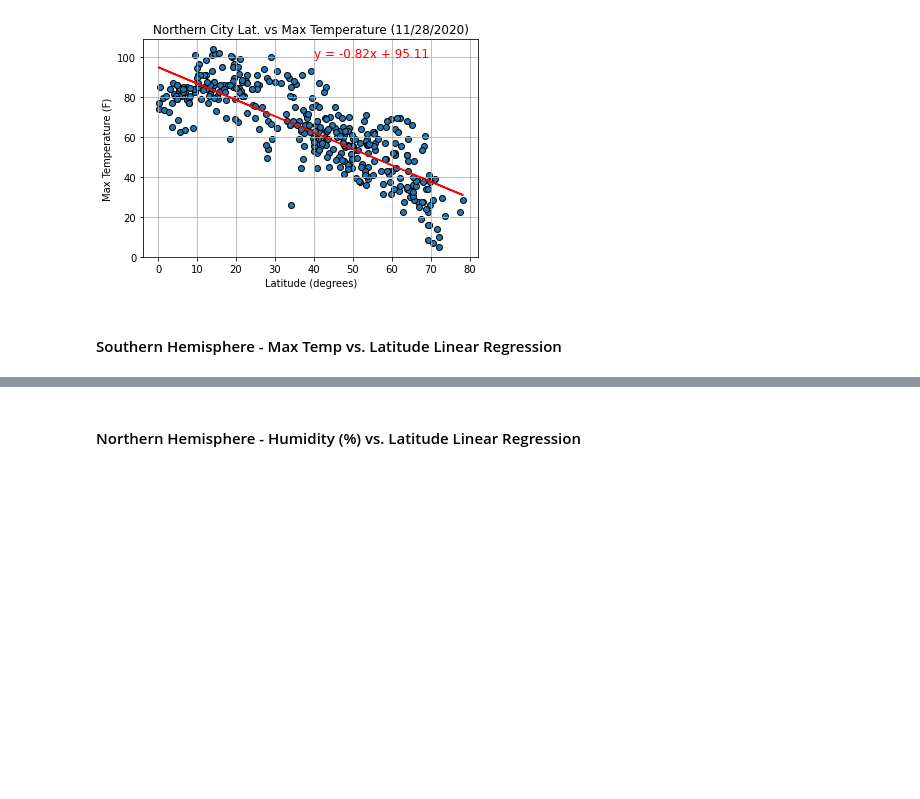
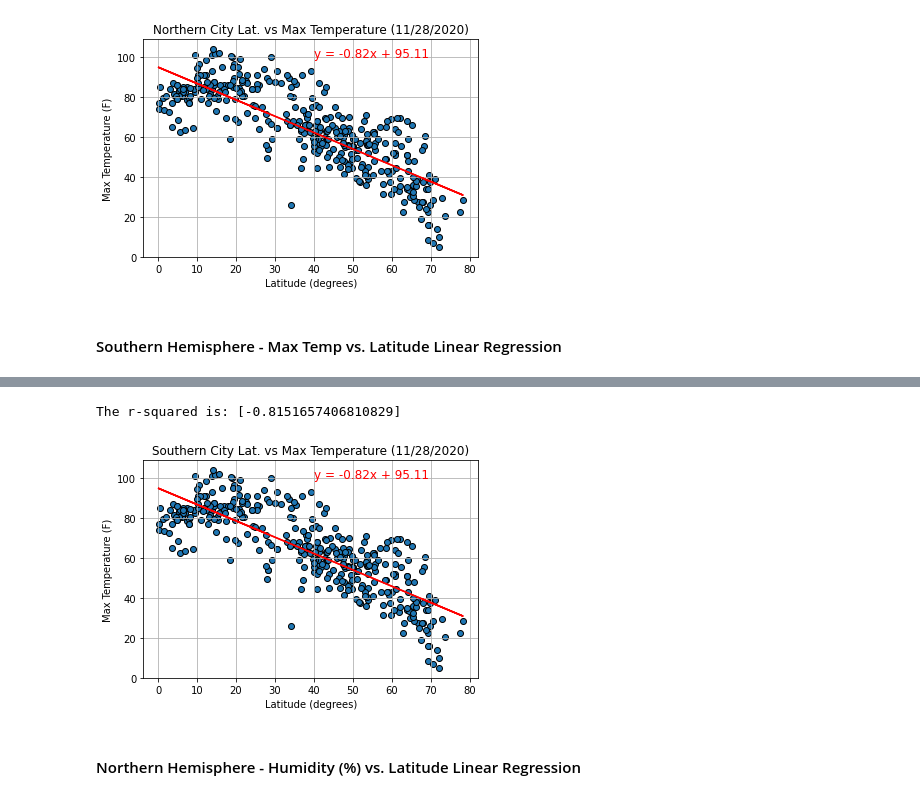
Before and after one commit to gelopez21/PythonAPI_Challenge_WK6, a Jupyter notebook: WeatherPy.ipynb, the cells around one changed output, grey strips where cells are left out. Drawn from its saved outputs; the diff is of its cells as text; code cells hidden in the pictures; blank space fills up the shorter version.

```diff
--- a/WeatherPy.ipynb
+++ b/WeatherPy.ipynb
@@ -295,0 +291,4 @@ The r-value is: 0.6082708688906918
+# %%
+#Creating Southern Hemisphere DataFrame
+southerncitydata = df.loc[df["Lat"] >= 0]
+southerncitydata
@@ -296,3 +309,34 @@ The r-value is: 0.6082708688906918
+# %%
+#Use for reference - Southern Hemisphere DataFrame
+# southerncitydata = df.loc[df["Lat"] >= 0]
+# southerncitydata
+
+y = southerncitydata["Max Temp"]
+x = southerncitydata["Lat"]
+slope, intercept, rvalue, pvalue, stderr = linregress(x, y)
+regression_values = x * slope + intercept
+line_eq = "y = " + str(round(slope,2)) + "x + " + str(round(intercept,2))
+
+plt.scatter(southerncitydata['Lat'],southerncitydata['Max Temp'],edgecolors='k')
+plt.ylabel("Max Temperature (F)")
+plt.plot(x, regression_values, "red")
+plt.xlabel("Latitude (degrees)")
+plt.title(f"Southern City Lat. vs Max Temperature ({today})")
+plt.grid()
+(slope, intercept, rvalue, pvalue, stderr) = linregress(x, y)
+regress_values = x * slope + intercept
+line_eq = "y = " + str(round(slope,2)) + "x + " + str(round(intercept,2))
+r_squared = rvalue**2
+
+plt.plot(x, regression_values,"r-")
+plt.annotate((line_eq),(40,100),fontsize=12,color="red")
+
+print(f"The r-squared is: {[rvalue]}")
+
+plt.savefig("output_data/SouthernCityLat_v_MaxTemp.png")
+# %% [output]
+The r-squared is: [-0.8151657406810829]
+[figure, added]
 # %% [markdown]
 ####  Northern Hemisphere - Humidity (%) vs. Latitude Linear Regression
 # %%
```
Also changed, not shown: parts of 3 cells of this notebook.
